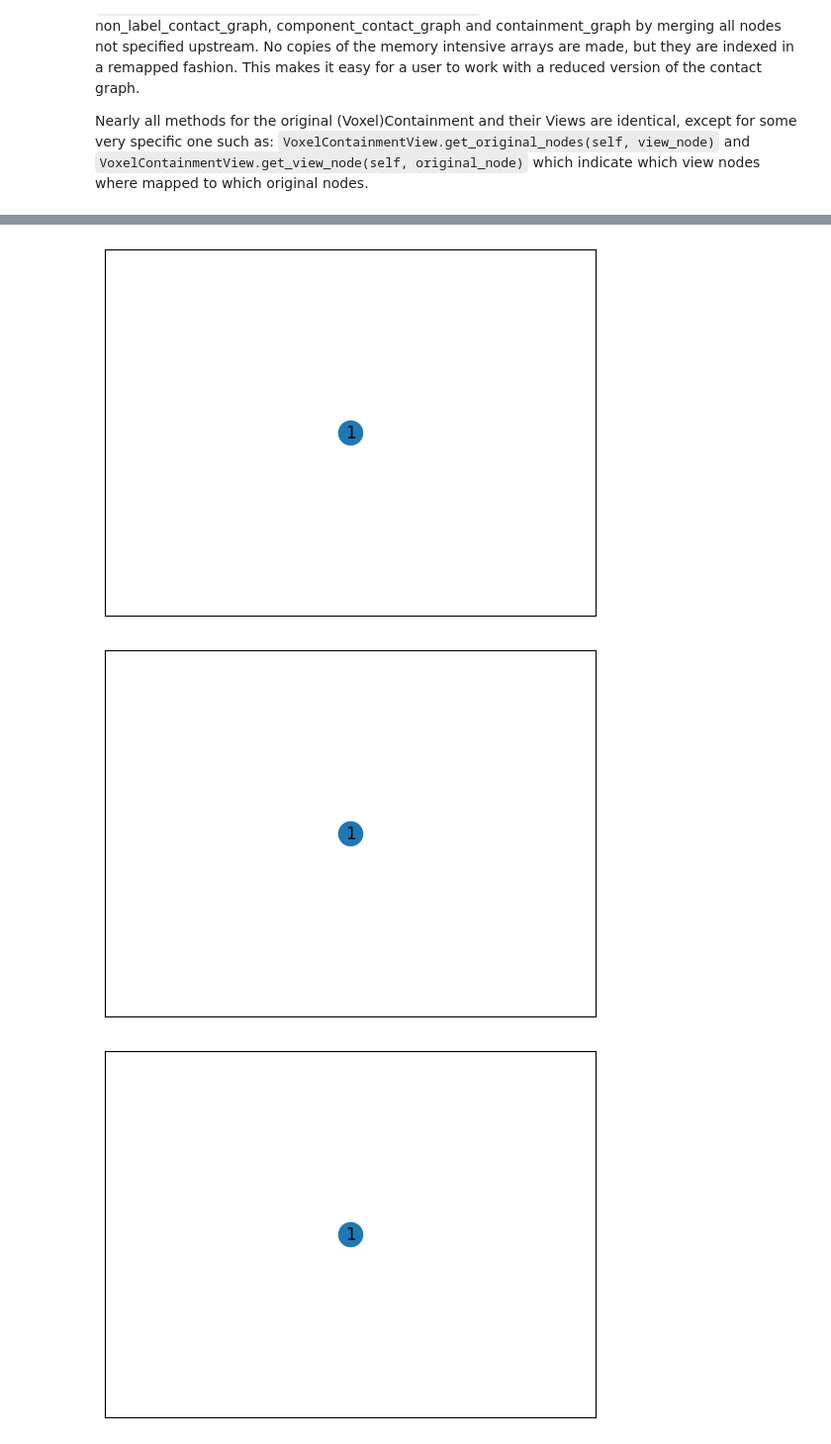
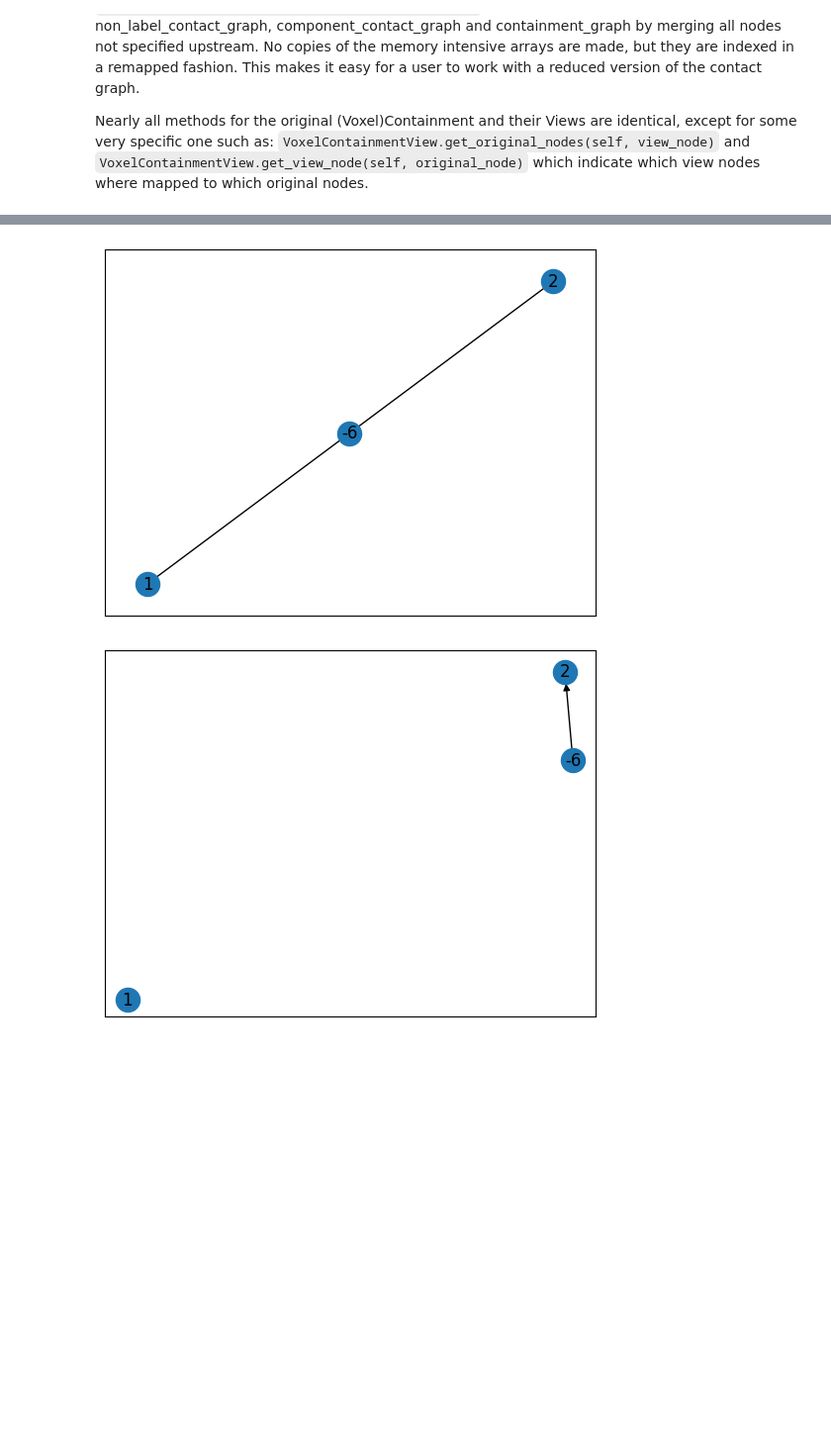
Before and after one commit to BartBruininks/mdvcontainment, a Jupyter notebook: examples/notebooks/axiomatic_voxels.ipynb, the cells around one changed output, grey strips where cells are left out. Shown at 99% size. Cells and saved outputs as stored; diff of their text form; code cells hidden in the pictures; blank space fills up the shorter version.

```diff
--- a/examples/notebooks/axiomatic_voxels.ipynb
+++ b/examples/notebooks/axiomatic_voxels.ipynb
@@ -22,12 +20,12 @@ settings = {}
 settings['complex3D'] = ('../structures/complex3D.gro',  'name True', 1, '') # Artificial grid
 settings['vesicle'] = ('../structures/vesicle.gro',  'name [CD][234][AB]', 0.5, 'de') # CG Martini
 settings['transfection'] = ('../structures/transfection.gro',  'name [CD][234][AB]', 0.5, 'de') # CG Martini
-settings['syn3a'] = ('md_2000ns.gro',  'all', 0.5, 'de', False) # CG Martini
+settings['syn3a'] = ('md_2000ns.gro',  'all', 0.5, 'de') # CG Martini
 
 # Settings
 no_mapping = False
 verbose = False
-selected_settings = 'vesicle'
+selected_settings = 'transfection'
 gro, selection_string, resolution, morph = settings[selected_settings]
 # %%
 u = mda.Universe(gro)
@@ -250,4 +267,4 @@ Containment Graph with 2 components (component: nm^3: rank):
 # %%
-containment_view_view = containment.node_view([1])
+containment_view_view = containment.node_view([1, 2, -6])
 print(containment_view_view)
 # %% [output]
@@ -256,12 +275,9 @@ Containment Graph with 1 components (component: nm^3: rank):
 # %%
 import networkx as nx
-nx.draw_networkx(containment_view_view.voxel_containment.nonp_label_contact_graph)
-plt.show()
 nx.draw_networkx(containment_view_view.voxel_containment.component_contact_graph)
 plt.show()
 nx.draw_networkx(containment_view_view.voxel_containment.containment_graph)
 plt.show()
 # %% [output]
-[figure, old version]
+[figure, new version]
-[figure, old version]
+[figure, new version]
-[figure, removed]
```
Also changed, not shown: parts of 17 cells of this notebook, 3 other files.
